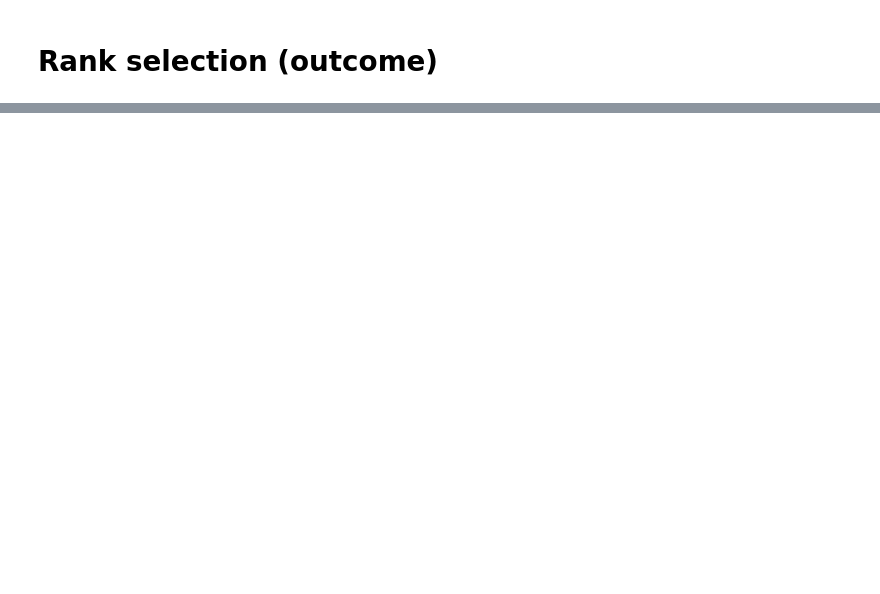
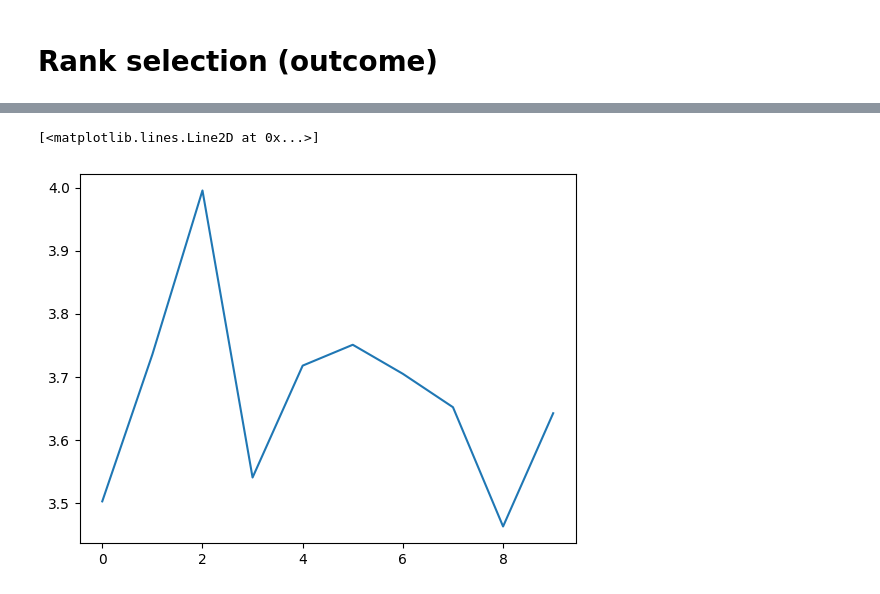
Before and after one commit to hug0-w/Tensor-Decompositions-OPM-MEG, a Jupyter notebook: decompositions/rank_selection_outcome.ipynb, the cells around one changed output, grey strips where cells are left out. Drawn from its saved outputs; the diff is of its cells as text; code cells hidden in the pictures; blank space fills up the shorter version.

```diff
--- a/decompositions/rank_selection_outcome.ipynb
+++ b/decompositions/rank_selection_outcome.ipynb
@@ -184,0 +327,6 @@ Text(0.5, 1.0, 'CP Rank Stability (ALS) - Outcome')
+# %%
+plt.figure()
+plt.plot(np.dot(win_vector,A))
+# %% [output]
+[<matplotlib.lines.Line2D at 0x...>]
+[figure, added]
```
Also changed, not shown: parts of 34 cells of this notebook.
